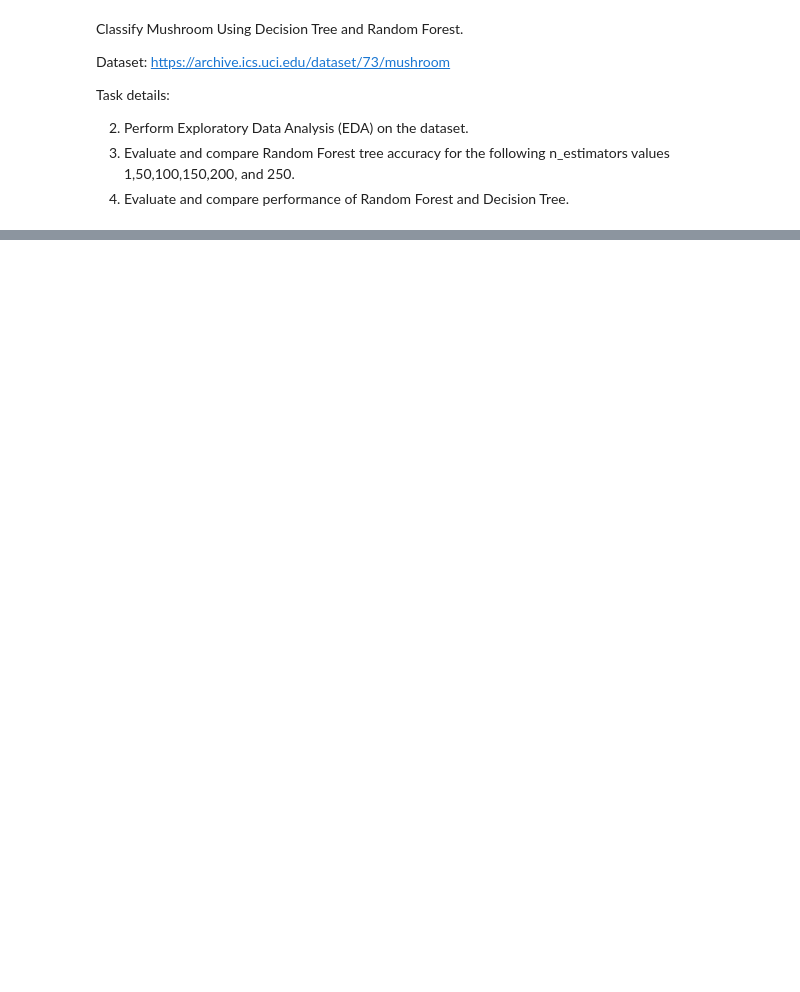
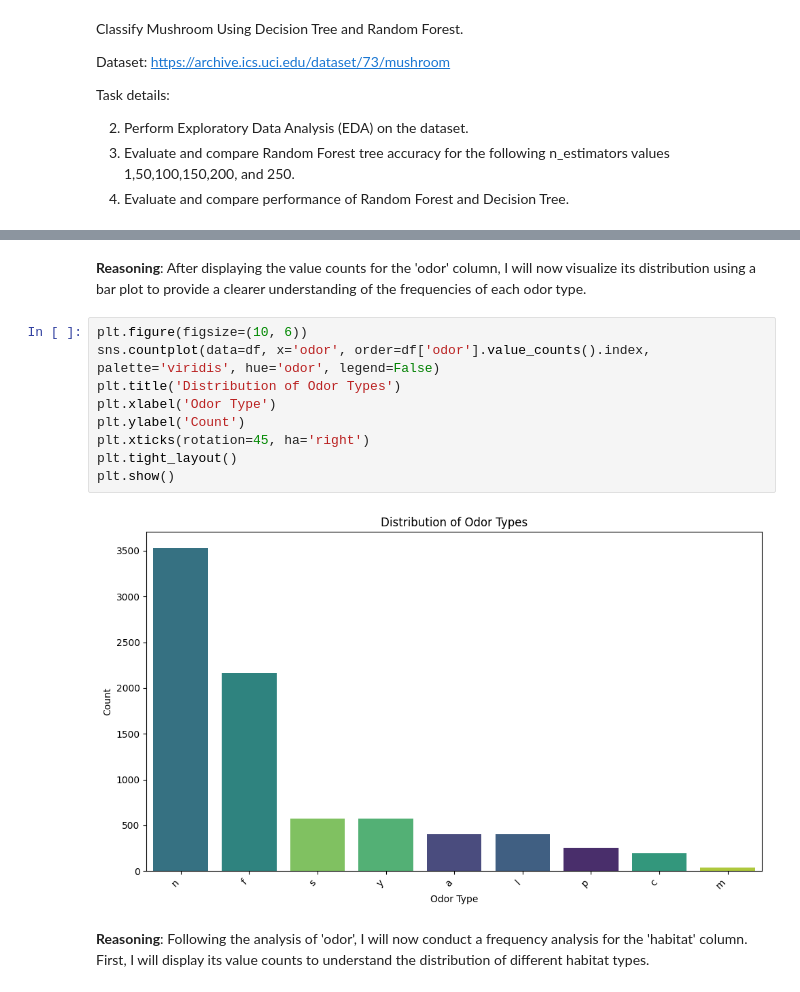
Before and after one commit to Safa30/CSE475_Machine_Learning, a Jupyter notebook: Lab/lab_1/Lab1_Decision_Tree_and_Random_Forest.ipynb, the cells around one changed output, grey strips where cells are left out. Cells and saved outputs as stored; diff of their text form; blank space fills up the shorter version.

```diff
--- a/Lab/lab_1/Lab1_Decision_Tree_and_Random_Forest.ipynb
+++ b/Lab/lab_1/Lab1_Decision_Tree_and_Random_Forest.ipynb
@@ -438,0 +304,17 @@ Task details:
+# %% [markdown]
+**Reasoning**:
+After displaying the value counts for the 'odor' column, I will now visualize its distribution using a bar plot to provide a clearer understanding of the frequencies of each odor type.
+# %%
+plt.figure(figsize=(10, 6))
+sns.countplot(data=df, x='odor', order=df['odor'].value_counts().index, palette='viridis', hue='odor', legend=False)
+plt.title('Distribution of Odor Types')
+plt.xlabel('Odor Type')
+plt.ylabel('Count')
+plt.xticks(rotation=45, ha='right')
+plt.tight_layout()
+plt.show()
+# %% [output]
+[figure, added]
+# %% [markdown]
+**Reasoning**:
+Following the analysis of 'odor', I will now conduct a frequency analysis for the 'habitat' column. First, I will display its value counts to understand the distribution of different habitat types.
```
Also changed, not shown: parts of 65 cells of this notebook.
